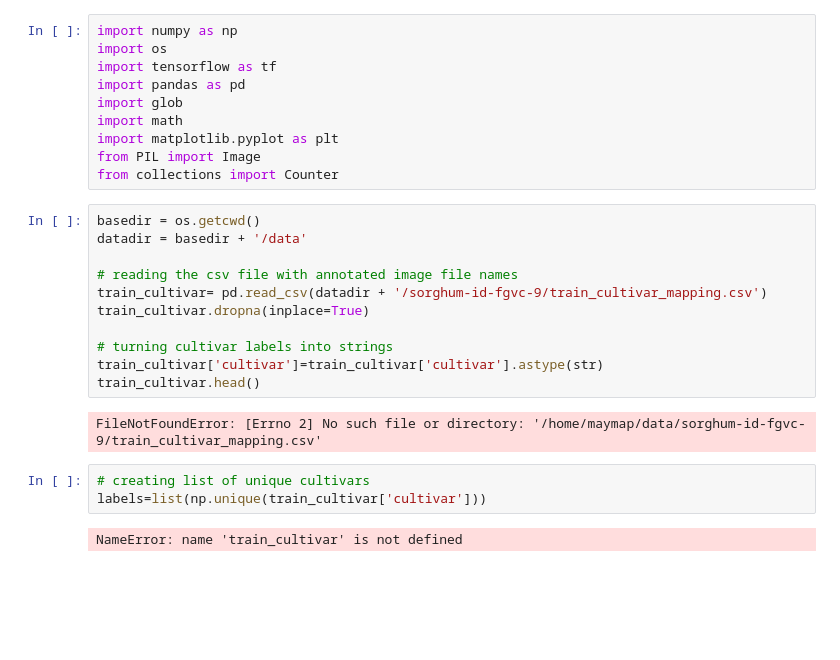
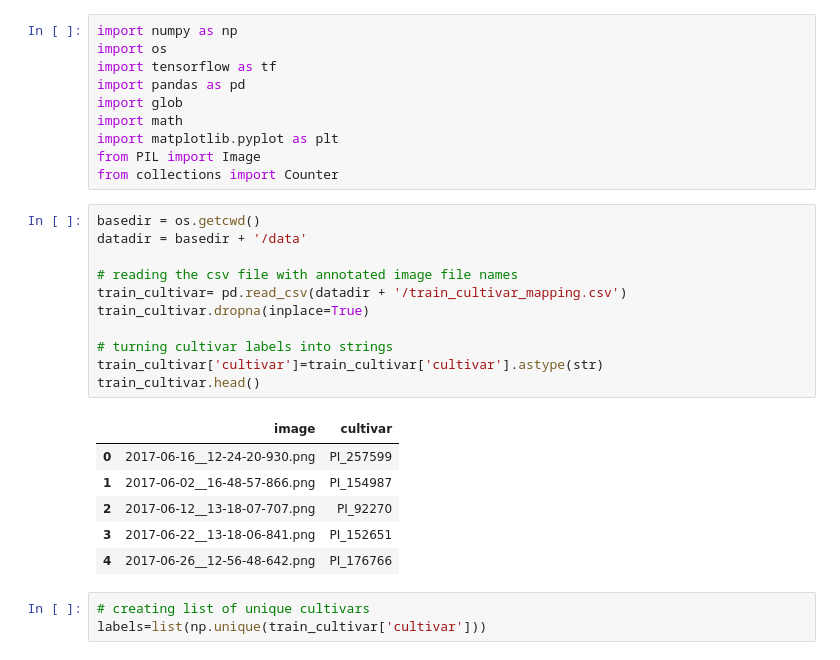
Before and after one commit to annabelng/convnet_crops, a Jupyter notebook: preprocessing.ipynb, the cells around one changed output. Drawn from its saved outputs; the diff is of its cells as text; blank space fills up the shorter version.

```diff
--- a/preprocessing.ipynb
+++ b/preprocessing.ipynb
@@ -11,21 +11,24 @@ from collections import Counter
 # %%
 basedir = os.getcwd()
 datadir = basedir + '/data'
 
 # reading the csv file with annotated image file names
-train_cultivar= pd.read_csv(datadir + '/sorghum-id-fgvc-9/train_cultivar_mapping.csv')
+train_cultivar= pd.read_csv(datadir + '/train_cultivar_mapping.csv')
 train_cultivar.dropna(inplace=True)
 
 # turning cultivar labels into strings
 train_cultivar['cultivar']=train_cultivar['cultivar'].astype(str)
 train_cultivar.head()
 # %% [output]
-FileNotFoundError: [Errno 2] No such file or directory: '/home/maymap/data/sorghum-id-fgvc-9/train_cultivar_mapping.csv'
+|  | image | cultivar |
+| 0 | 2017-06-16__12-24-20-930.png | PI_257599 |
+| 1 | 2017-06-02__16-48-57-866.png | PI_154987 |
+| 2 | 2017-06-12__13-18-07-707.png | PI_92270 |
+| 3 | 2017-06-22__13-18-06-841.png | PI_152651 |
+| 4 | 2017-06-26__12-56-48-642.png | PI_176766 |
 # %%
 # creating list of unique cultivars
 labels=list(np.unique(train_cultivar['cultivar']))
-# %% [output]
-NameError: name 'train_cultivar' is not defined
 # %%
 # visualizing frequency of cultivars
 
```
Also changed, not shown: parts of 2 cells of this notebook.
